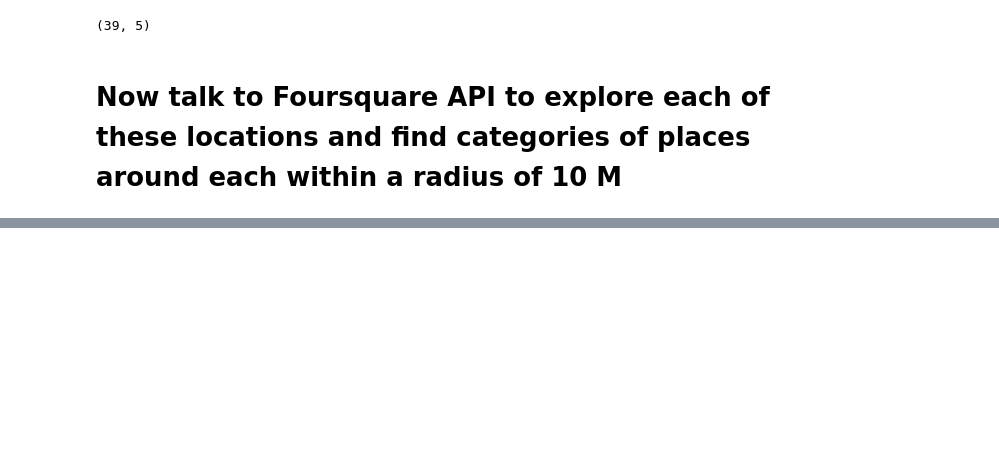
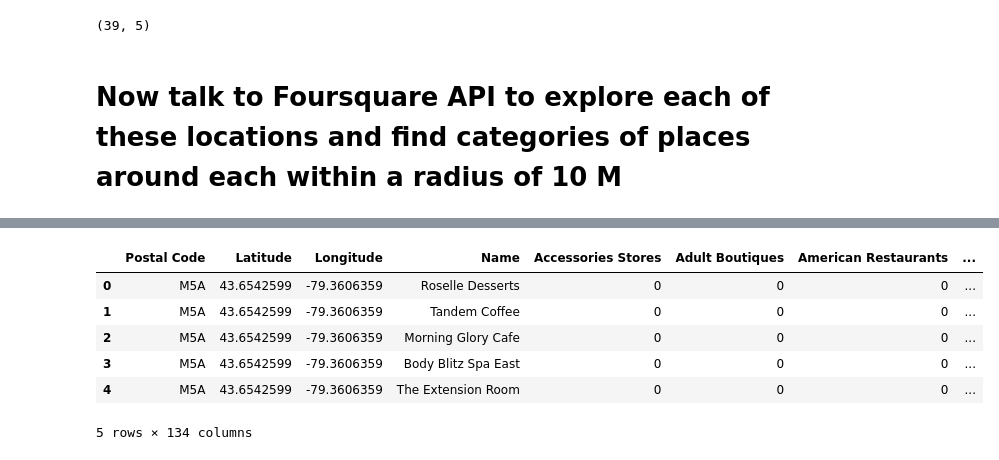
Before and after one commit to amitkrulz/Coursera_Capstone, a Jupyter notebook: TorontoClassification File.ipynb, the cells around one changed output, grey strips where cells are left out. Saved outputs shown, nothing was run; the diff lists cells and outputs as text; code cells hidden in the pictures; blank space fills up the shorter version.

```diff
--- a/TorontoClassification File.ipynb
+++ b/TorontoClassification File.ipynb
@@ -201,0 +165,12 @@ all_venues.reset_index()
+# %%
+neighbourhood_analysis = pd.get_dummies(all_venues,prefix='',prefix_sep='',columns=['Type'])
+# %%
+neighbourhood_analysis.head()
+# %% [output]
+|  | Postal Code | Latitude | Longitude | Name | Accessories Stores | Adult Boutiques | American Restaurants | ... |
+| 0 | M5A | 43.6542599 | -79.3606359 | Roselle Desserts | 0 | 0 | 0 | ... |
+| 1 | M5A | 43.6542599 | -79.3606359 | Tandem Coffee | 0 | 0 | 0 | ... |
+| 2 | M5A | 43.6542599 | -79.3606359 | Morning Glory Cafe | 0 | 0 | 0 | ... |
+| 3 | M5A | 43.6542599 | -79.3606359 | Body Blitz Spa East | 0 | 0 | 0 | ... |
+| 4 | M5A | 43.6542599 | -79.3606359 | The Extension Room | 0 | 0 | 0 | ... |
+5 rows × 134 columns
```
Also changed, not shown: parts of 11 cells of this notebook.
